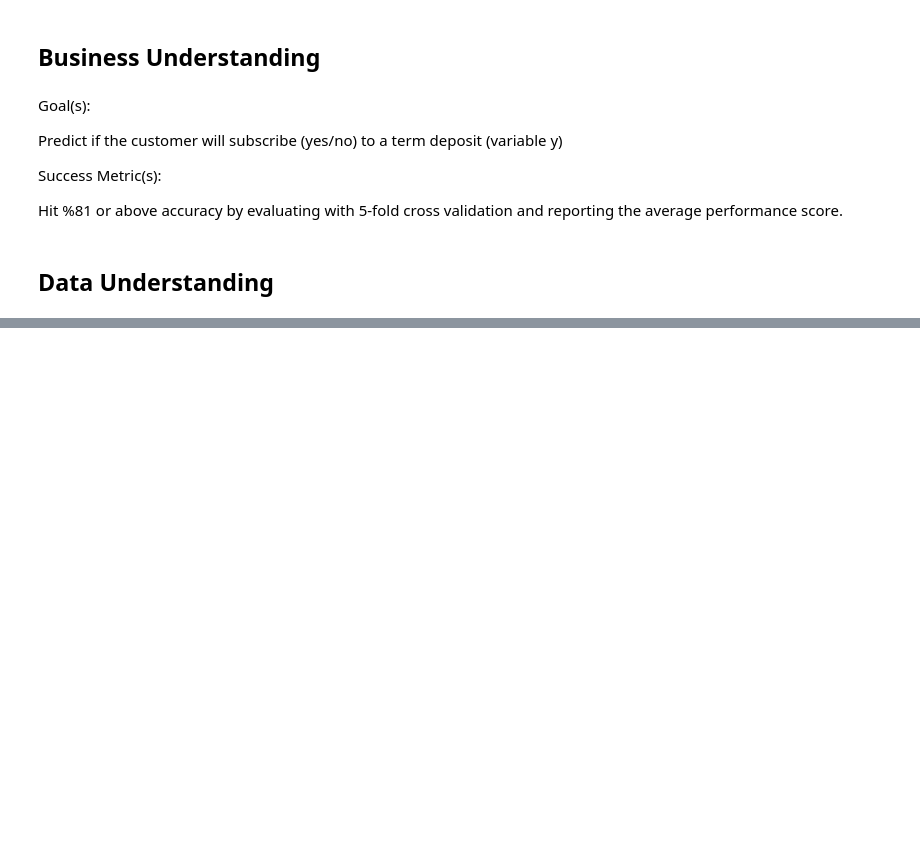
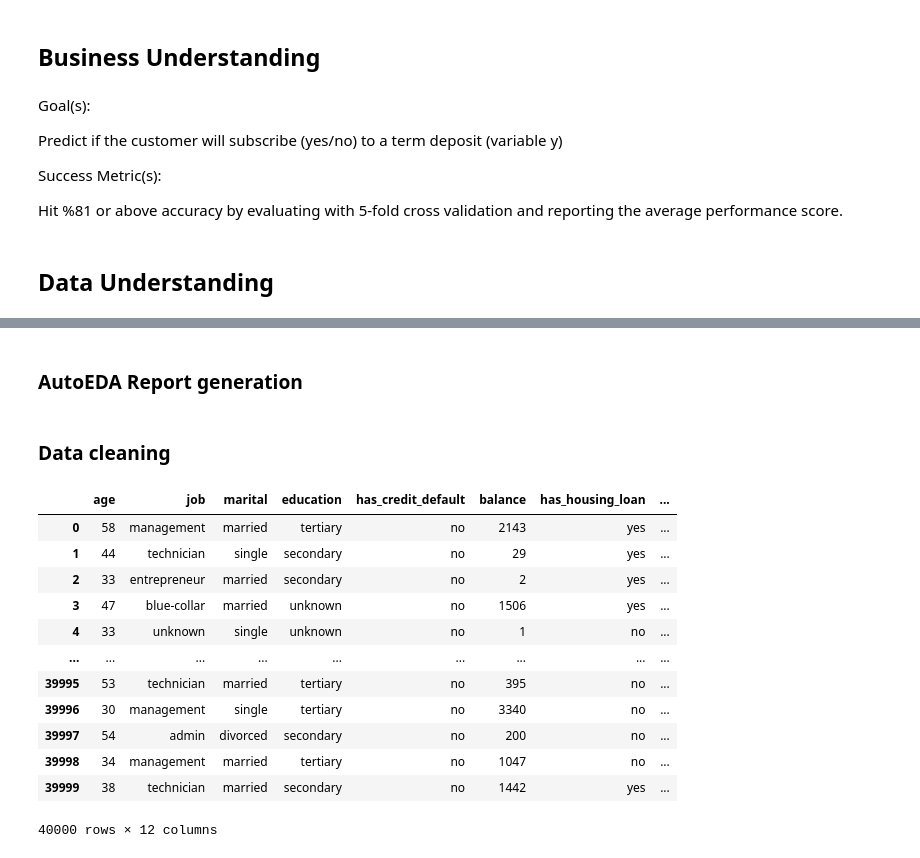
Before and after one commit to anwar-kamil/NWLceTnRe0F1psqH, a Jupyter notebook: notebooks/Term_Deposit_Notebook.ipynb, the cells around one changed output, grey strips where cells are left out. Saved outputs shown, nothing was run; the diff lists cells and outputs as text; code cells hidden in the pictures; blank space fills up the shorter version.

```diff
--- a/notebooks/Term_Deposit_Notebook.ipynb
+++ b/notebooks/Term_Deposit_Notebook.ipynb
@@ -41,0 +111,4 @@ df.head()
+# %%
+df2 = change_column_name(df, {4: 'has_credit_default', 6: 'has_housing_loan', 7: 'has_personal_loan',
+                                             8: 'contact_mode', 12: 'num_of_contacts'})
+df2.head()
@@ -42,2 +122,24 @@ df.head()
+# %% [markdown]
+### AutoEDA Report generation
 # %%
 auto_eda(df, "Term Deposit Marketing Report")
+# %% [markdown]
+### Data cleaning
+# %%
+## Drop day and month column as they do not affect target variable
+df_ = drop_columns_by_index(df2, [9,10])
+df_
+# %% [output]
+|  | age | job | marital | education | has_credit_default | balance | has_housing_loan | ... |
+| 0 | 58 | management | married | tertiary | no | 2143 | yes | ... |
+| 1 | 44 | technician | single | secondary | no | 29 | yes | ... |
+| 2 | 33 | entrepreneur | married | secondary | no | 2 | yes | ... |
+| 3 | 47 | blue-collar | married | unknown | no | 1506 | yes | ... |
+| 4 | 33 | unknown | single | unknown | no | 1 | no | ... |
+| ... | ... | ... | ... | ... | ... | ... | ... | ... |
+| 39995 | 53 | technician | married | tertiary | no | 395 | no | ... |
+| 39996 | 30 | management | single | tertiary | no | 3340 | no | ... |
+| 39997 | 54 | admin | divorced | secondary | no | 200 | no | ... |
+| 39998 | 34 | management | married | tertiary | no | 1047 | no | ... |
+| 39999 | 38 | technician | married | secondary | no | 1442 | yes | ... |
+40000 rows × 12 columns
```
Also changed, not shown: parts of 15 cells of this notebook, 1 other file.
